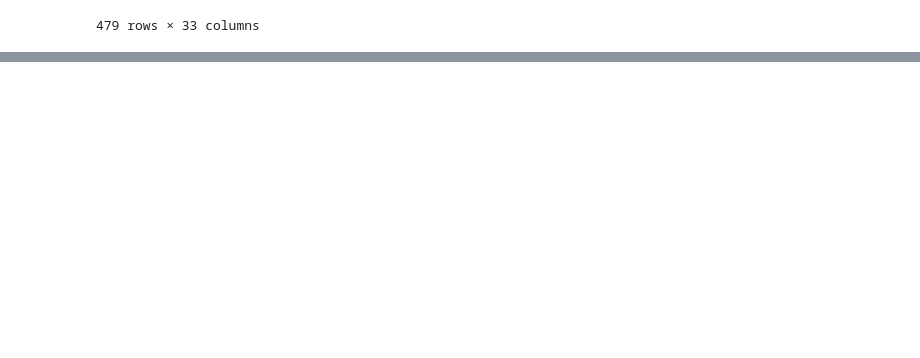
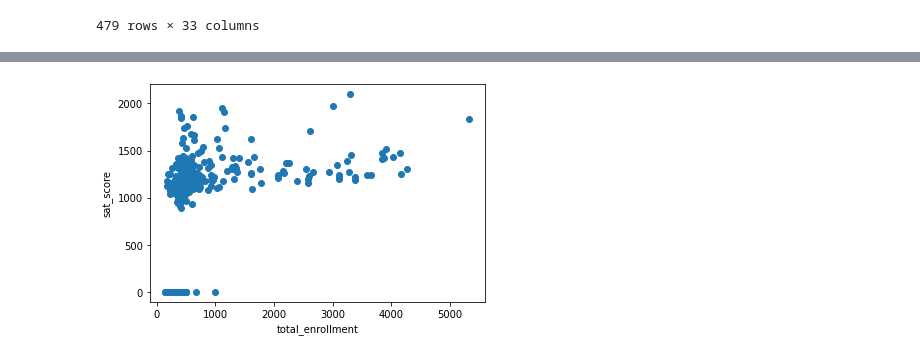
Before and after one commit to hoangvn111/Data-Cleaning-Walkthrough, a Jupyter notebook: Data_Cleaning_Walkthrough.ipynb, the cells around one changed output, grey strips where cells are left out. Drawn from its saved outputs; the diff is of its cells as text; code cells hidden in the pictures; blank space fills up the shorter version.

Commit message:
done Data Walkthrough: Analyzing and Visualizing the Data

```diff
--- a/Data_Cleaning_Walkthrough.ipynb
+++ b/Data_Cleaning_Walkthrough.ipynb
@@ -797,0 +802,9 @@ combined
+# %%
+ss = ['class_size', 'demographics', 'survey', 'hs_directory']
+
+# Merge datasets
+for s in ss:
+    combined = combined.merge(data[s], how='inner')
+
+# Correct the dataset
+combined
@@ -797,0 +839,12 @@ combined
+# %%
+# Calculate average of df
+means = combined.mean()
+
+# Filling missing values with means
+combined = combined.fillna(means)
+
+# Filling missing values left with 0 because still have some column consist entirely of null or NaN values
+combined = combined.fillna(0)
+
+# Correct the dataset
+combined
@@ -797,0 +871,6 @@ combined
+# %%
+# Create column school_dist
+combined['school_dist'] = combined['DBN'].apply(lambda col: col[0:2])
+
+# Correct the dataset
+combined
@@ -797,0 +981,10 @@ combined
+# %%
+import matplotlib.pyplot as plt
+
+# Plot scatter plot
+plt.scatter(combined['total_enrollment'], combined['sat_score'])
+plt.ylabel('sat_score')
+plt.xlabel('total_enrollment')
+plt.show()
+# %% [output]
+[figure, added]
```
Also changed, not shown: parts of 44 cells of this notebook.
